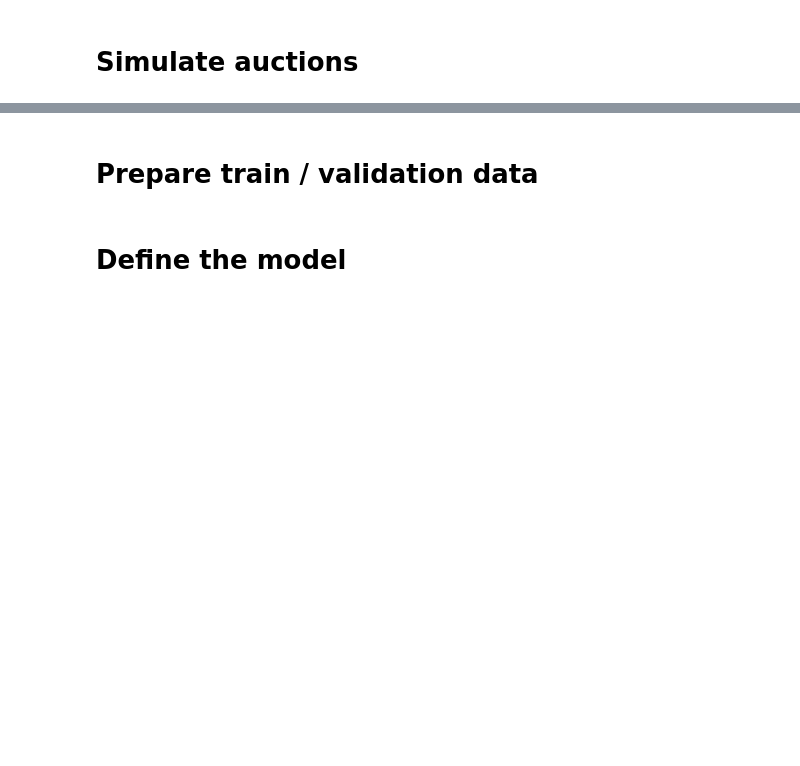
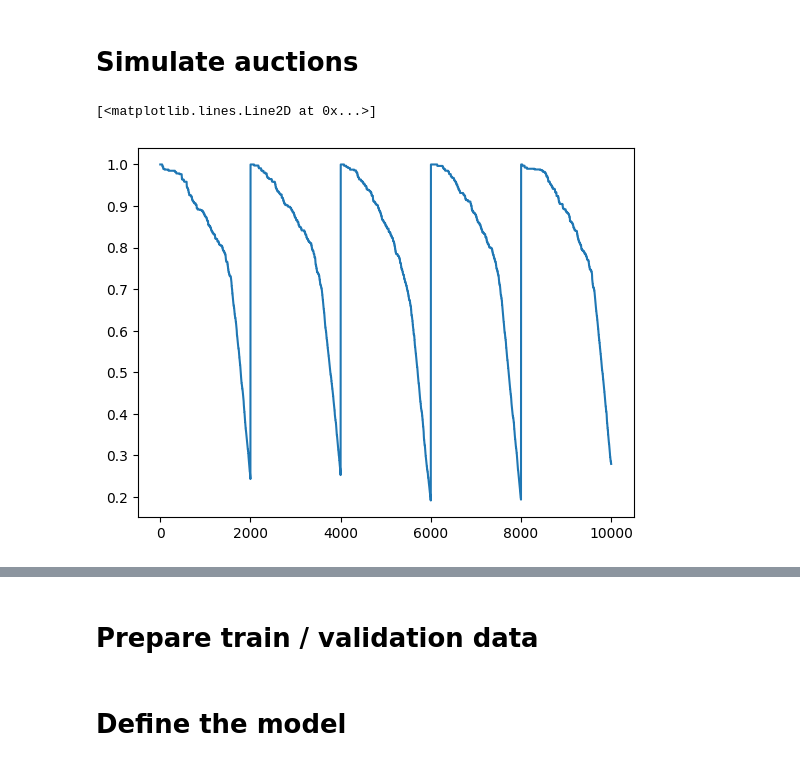
Before and after one commit to alexshtf/torchcurves, a Jupyter notebook: doc/source/examples/monotone_functions.ipynb, the cells around one changed output, grey strips where cells are left out. Cells and saved outputs as stored; diff of their text form; code cells hidden in the pictures; blank space fills up the shorter version.

```diff
--- a/doc/source/examples/monotone_functions.ipynb
+++ b/doc/source/examples/monotone_functions.ipynb
@@ -121,3 +115,8 @@ seller_idxs = np.asarray(seller_idxs)
 our_bids = np.asarray(our_bids)
 our_wins = np.asarray(our_wins)
+# %%
+plt.plot(budget_fraction_log)
+# %% [output]
+[<matplotlib.lines.Line2D at 0x...>]
+[figure, added]
 # %%
```
Also changed, not shown: parts of 17 cells of this notebook, 2 other files.
